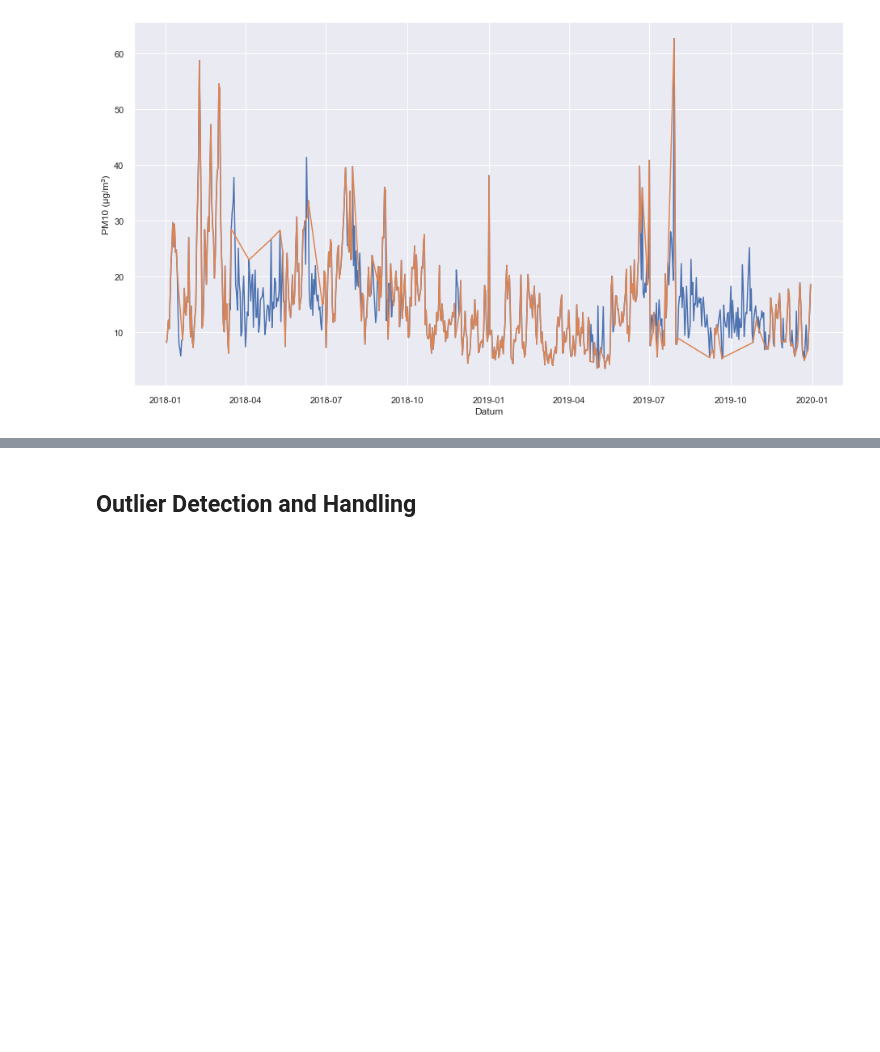
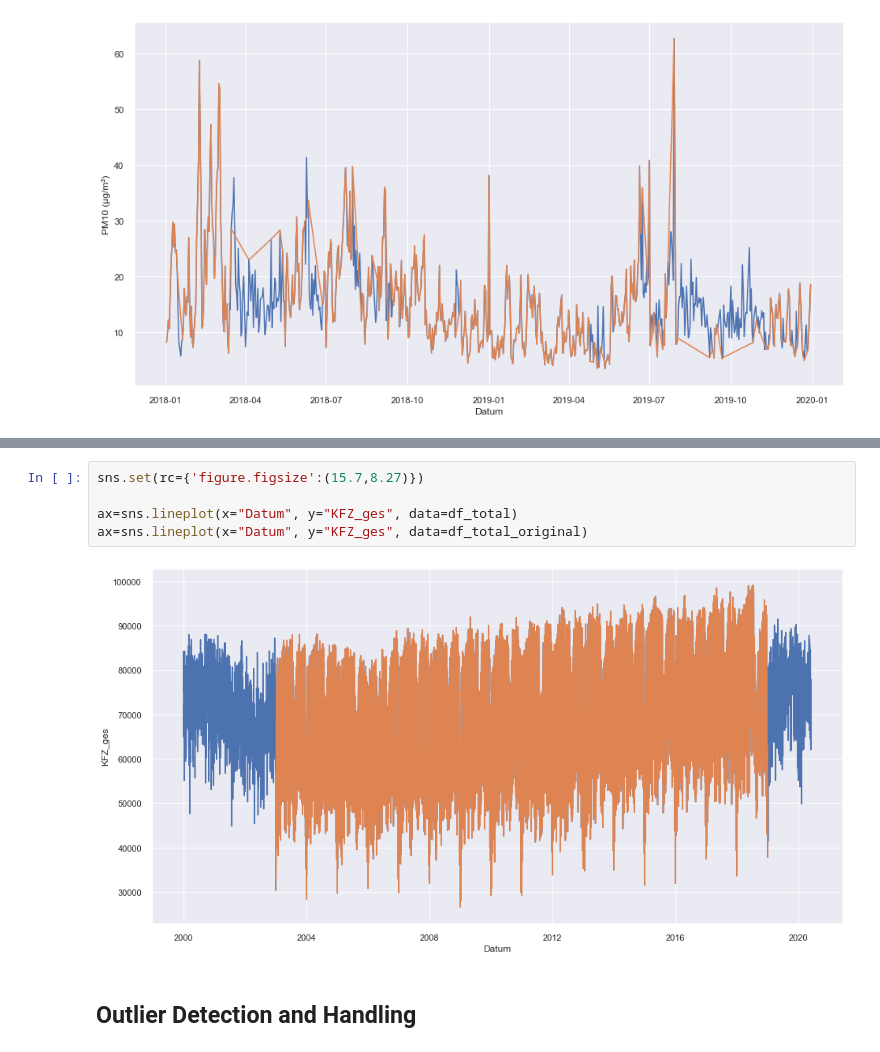
Before and after one commit to SvetiB/AirQualityStuttgart, a Jupyter notebook: AirQualityStuttgart.ipynb, the cells around one changed output, grey strips where cells are left out. Saved outputs shown, nothing was run; the diff lists cells and outputs as text; blank space fills up the shorter version.

```diff
--- a/AirQualityStuttgart.ipynb
+++ b/AirQualityStuttgart.ipynb
@@ -599,3 +603,10 @@ ax=sns.lineplot(x="Datum", y="PM10 (µg/m³)", data=df_total_original[(df_total_
+# %%
+sns.set(rc={'figure.figsize':(15.7,8.27)})
+
+ax=sns.lineplot(x="Datum", y="KFZ_ges", data=df_total)
+ax=sns.lineplot(x="Datum", y="KFZ_ges", data=df_total_original)
+# %% [output]
+[figure, added]
 # %% [markdown]
 ## Outlier Detection and Handling
 # %% [markdown]
```
Also changed, not shown: parts of 6 cells of this notebook.
